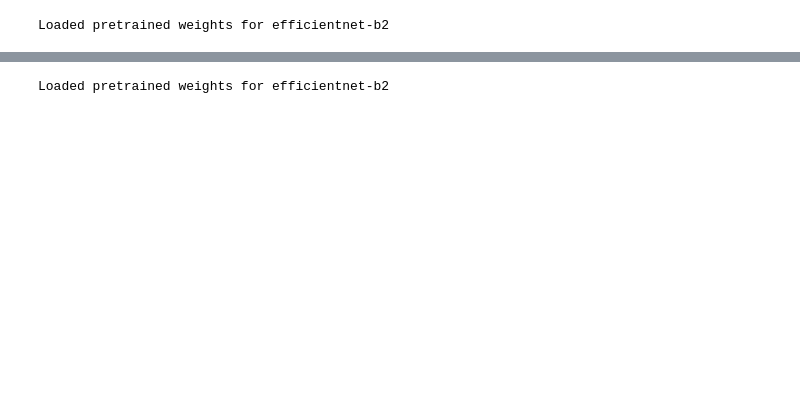
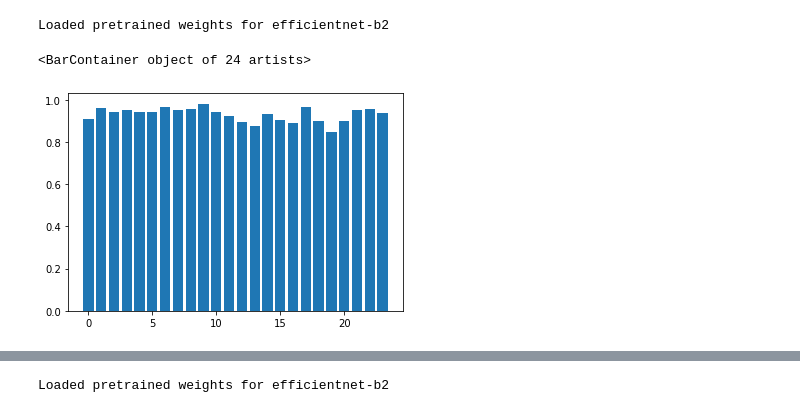
Before and after one commit to kuto5046/kaggle-rainforest, a Jupyter notebook: model_output.ipynb, the cells around one changed output, grey strips where cells are left out. Drawn from its saved outputs; the diff is of its cells as text; code cells hidden in the pictures; blank space fills up the shorter version.

```diff
--- a/model_output.ipynb
+++ b/model_output.ipynb
@@ -385,3 +401,11 @@ with torch.no_grad():
         targets.append(target)
 # %% [output]
 Loaded pretrained weights for efficientnet-b2
+# %%
+import matplotlib.pyplot as plt
+x = np.arange(24)
+y = np.asarray(preds).max(axis=0)
+plt.bar(x, y)
+# %% [output]
+<BarContainer object of 24 artists>
+[figure, added]
```
Also changed, not shown: parts of 9 cells of this notebook, 1 other file.
